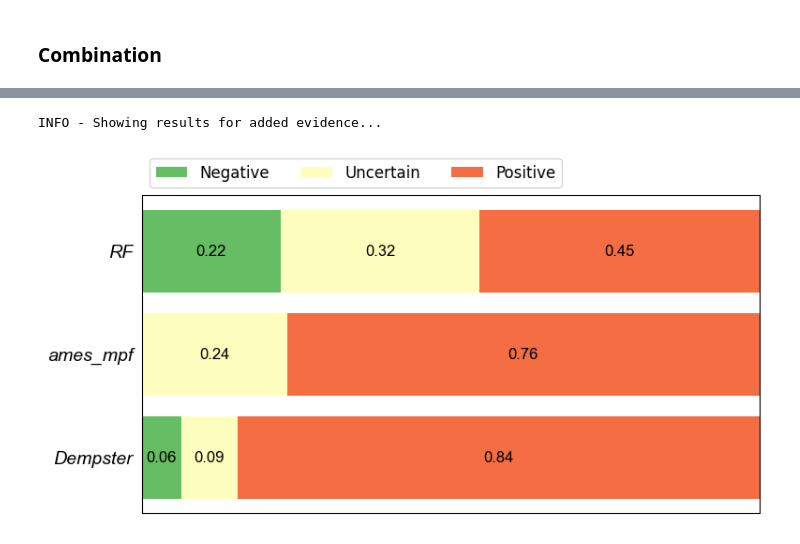
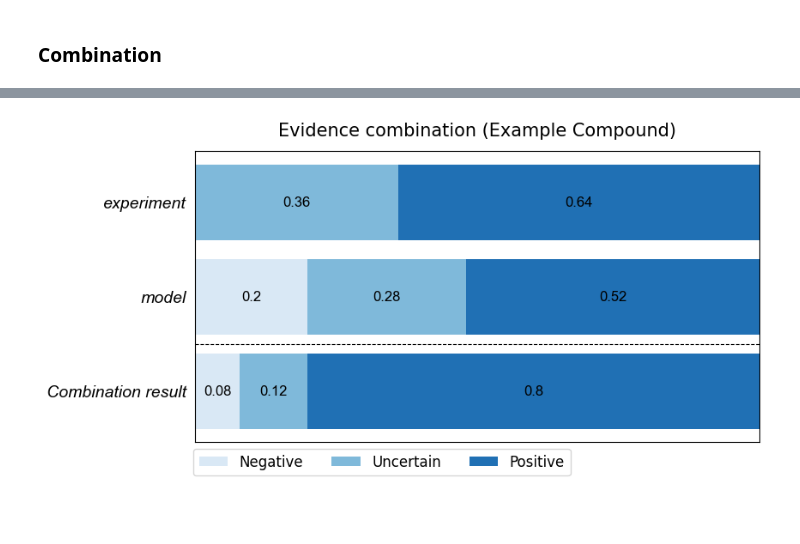
Before and after one commit to phi-grib/TOXTRUST, a Jupyter notebook: example.ipynb, the cells around one changed output, grey strips where cells are left out. Saved outputs shown, nothing was run; the diff lists cells and outputs as text; code cells hidden in the pictures; blank space fills up the shorter version.

```diff
--- a/example.ipynb
+++ b/example.ipynb
@@ -34,8 +33,7 @@ INFO - Running evidence combination...
 INFO - Computing ground probability masses...
 INFO - Combining evidence...
-# %%
-Lacidipine.visualise()
-# %% [output]
-INFO - Showing results for added evidence...
-[figure, removed]
+# %%
+example_compound.Visualise()
+# %% [output]
+[figure, added]
 # %%
```
Also changed, not shown: parts of 13 cells of this notebook.
